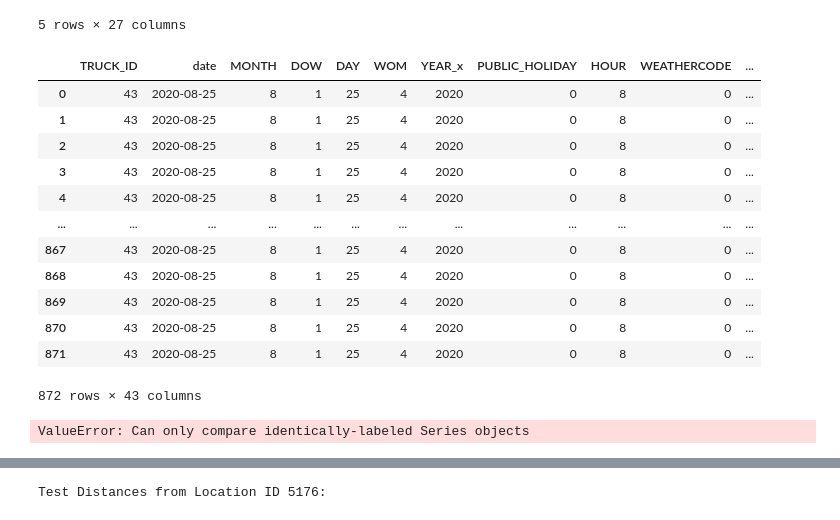
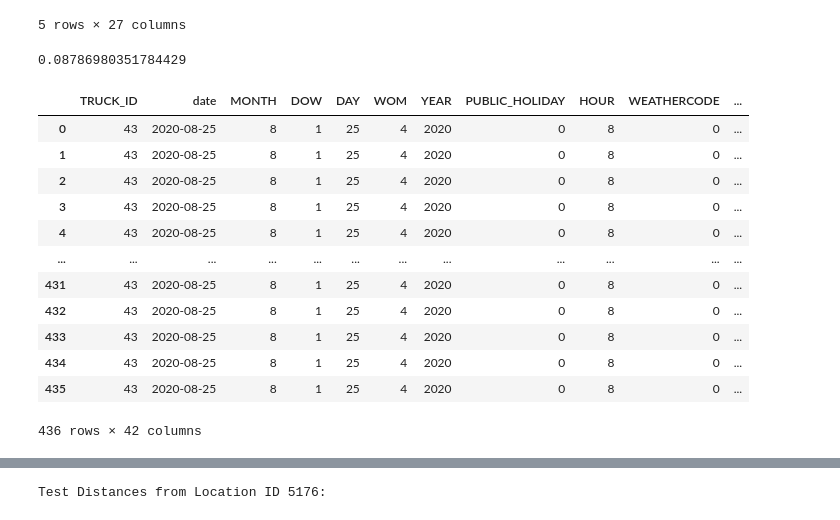
Before and after one commit to jkyxd/ICP_Group3, a Jupyter notebook: ICP Finalized Prototype.ipynb, the cells around one changed output, grey strips where cells are left out. Cells and saved outputs as stored; diff of their text form; code cells hidden in the pictures.

```diff
--- a/ICP Finalized Prototype.ipynb
+++ b/ICP Finalized Prototype.ipynb
@@ -1532,6 +1531,11 @@ Unique Location IDs: [ 3007  1606 15490 ...  4029 15332  2558]
 1878 rows × 3 columns
 # %% [markdown]
 ### User Input
+# %%
+session.use_schema("ANALYTICS")
+X_final_scaled=session.sql('Select * from "Sales_Forecast_Training_Data"').to_pandas()
+# %%
+X_final_scaled.rename(columns={"Profit": "Revenue"},inplace=True)
 # %%
 from datetime import datetime
 
@@ -1728,51 +1734,53 @@ sales_pred.head()
+# %%
+filtered_df['SUM_PREV_YEAR_MONTH_SALES_CITY_MENU_TYPE'].mean()
+filtered_df['SUM_DAY_OF_WEEK_AVG_CITY_MENU_TYPE'].mean()
+# %% [output]
+0.08786980351784429
 # %%
+import math
 from datetime import timedelta
-filtered_df = X_final_scaled[(X_final_scaled['TRUCK_ID'] == truck_id) & (X_final_scaled['HOUR'] == starting_hour) ]
+filtered_df = X_final_scaled[(X_final_scaled['TRUCK_ID'] == truck_id) &
+                             (X_final_scaled['HOUR'] == starting_hour) &
+                               (X_final_scaled['YEAR'].astype(int) == df['YEAR'][0].astype(int))]
+
 filtered_df = filtered_df[['TRUCK_ID', 'MONTH','DAY', 'SUM_DAY_OF_WEEK_AVG_CITY_MENU_TYPE', 'SUM_PREV_YEAR_MONTH_SALES_CITY_MENU_TYPE', 'YEAR']]
+filtered_df['YEAR'] = filtered_df['YEAR'].astype(int)
 
 #Perform the left merge based on truck_id and date
-merged_df = pd.merge(merge_df, filtered_df, on=['TRUCK_ID', 'MONTH', 'DAY'], how='left').drop_duplicates()
-merged_df = merged_df.sort_values(by=['TRUCK_ID', 'MONTH', 'DAY'])
+merged_df = pd.merge(merge_df, filtered_df, on=['TRUCK_ID', 'YEAR', 'MONTH', 'DAY'], how='left').drop_duplicates()
+merged_df = merged_df.sort_values(by=['TRUCK_ID', 'YEAR', 'MONTH', 'DAY'])
 
 #Forward fill the null values with the closest date row
-merged_df['SUM_PREV_YEAR_MONTH_SALES_CITY_MENU_TYPE'] = merged_df['SUM_PREV_YEAR_MONTH_SALES_CITY_MENU_TYPE'].fillna(method='ffill')
-merged_df['SUM_DAY_OF_WEEK_AVG_CITY_MENU_TYPE'] = merged_df['SUM_DAY_OF_WEEK_AVG_CITY_MENU_TYPE'].fillna(method='ffill')
+# merged_df['SUM_PREV_YEAR_MONTH_SALES_CITY_MENU_TYPE'] = merged_df['SUM_PREV_YEAR_MONTH_SALES_CITY_MENU_TYPE'].fillna(method='ffill', inplace = True)
+# merged_df['SUM_DAY_OF_WEEK_AVG_CITY_MENU_TYPE'] = merged_df['SUM_DAY_OF_WEEK_AVG_CITY_MENU_TYPE'].fillna(method='ffill', inplace = True)
+
+# merged_df['SUM_PREV_YEAR_MONTH_SALES_CITY_MENU_TYPE'] = merged_df['SUM_PREV_YEAR_MONTH_SALES_CITY_MENU_TYPE'].fillna(method='bfill', inplace = True)
+# merged_df['SUM_DAY_OF_WEEK_AVG_CITY_MENU_TYPE'] = merged_df['SUM_DAY_OF_WEEK_AVG_CITY_MENU_TYPE'].fillna(method='bfill', inplace = True)
+
+filtered_df['SUM_PREV_YEAR_MONTH_SALES_CITY_MENU_TYPE'] = filtered_df['SUM_PREV_YEAR_MONTH_SALES_CITY_MENU_TYPE'].astype(float)
+filtered_df['SUM_DAY_OF_WEEK_AVG_CITY_MENU_TYPE'] = filtered_df['SUM_DAY_OF_WEEK_AVG_CITY_MENU_TYPE'].astype(float)
+
+merged_df = merged_df.fillna({ 'SUM_PREV_YEAR_MONTH_SALES_CITY_MENU_TYPE':(0.08786980351784429)})
+merged_df = merged_df.fillna({ 'SUM_DAY_OF_WEEK_AVG_CITY_MENU_TYPE':(-0.06686660466041855)})
+
+# Reset the index of the merged DataFrame
+merged_df = merged_df.reset_index(drop=True)
+merged_df['LOCATION_ID'] = merged_df['LOCATION_ID'].astype(int)
 merged_df
 # %% [output]
-|  | TRUCK_ID | date | MONTH | DOW | DAY | WOM | YEAR_x | PUBLIC_HOLIDAY | HOUR | WEATHERCODE | ... |
+|  | TRUCK_ID | date | MONTH | DOW | DAY | WOM | YEAR | PUBLIC_HOLIDAY | HOUR | WEATHERCODE | ... |
 | 0 | 43 | 2020-08-25 | 8 | 1 | 25 | 4 | 2020 | 0 | 8 | 0 | ... |
 | 1 | 43 | 2020-08-25 | 8 | 1 | 25 | 4 | 2020 | 0 | 8 | 0 | ... |
 | 2 | 43 | 2020-08-25 | 8 | 1 | 25 | 4 | 2020 | 0 | 8 | 0 | ... |
 | 3 | 43 | 2020-08-25 | 8 | 1 | 25 | 4 | 2020 | 0 | 8 | 0 | ... |
 | 4 | 43 | 2020-08-25 | 8 | 1 | 25 | 4 | 2020 | 0 | 8 | 0 | ... |
 | ... | ... | ... | ... | ... | ... | ... | ... | ... | ... | ... | ... |
-| 867 | 43 | 2020-08-25 | 8 | 1 | 25 | 4 | 2020 | 0 | 8 | 0 | ... |
-| 868 | 43 | 2020-08-25 | 8 | 1 | 25 | 4 | 2020 | 0 | 8 | 0 | ... |
-| 869 | 43 | 2020-08-25 | 8 | 1 | 25 | 4 | 2020 | 0 | 8 | 0 | ... |
-| 870 | 43 | 2020-08-25 | 8 | 1 | 25 | 4 | 2020 | 0 | 8 | 0 | ... |
-| 871 | 43 | 2020-08-25 | 8 | 1 | 25 | 4 | 2020 | 0 | 8 | 0 | ... |
+| 431 | 43 | 2020-08-25 | 8 | 1 | 25 | 4 | 2020 | 0 | 8 | 0 | ... |
+| 432 | 43 | 2020-08-25 | 8 | 1 | 25 | 4 | 2020 | 0 | 8 | 0 | ... |
+| 433 | 43 | 2020-08-25 | 8 | 1 | 25 | 4 | 2020 | 0 | 8 | 0 | ... |
+| 434 | 43 | 2020-08-25 | 8 | 1 | 25 | 4 | 2020 | 0 | 8 | 0 | ... |
+| 435 | 43 | 2020-08-25 | 8 | 1 | 25 | 4 | 2020 | 0 | 8 | 0 | ... |
-872 rows × 43 columns
+436 rows × 42 columns
-# %%
-from datetime import timedelta
-filtered_df = X_final_scaled[(X_final_scaled['TRUCK_ID'] == truck_id) & (X_final_scaled['HOUR'] == starting_hour) & (X_final_scaled['YEAR'].astype(int) == df['YEAR'][0].astype(int))]
-filtered_df = filtered_df[['TRUCK_ID', 'MONTH','DAY', 'SUM_DAY_OF_WEEK_AVG_CITY_MENU_TYPE', 'SUM_PREV_YEAR_MONTH_SALES_CITY_MENU_TYPE', 'YEAR']]
-
-
-#Perform the left merge based on truck_id and date
-merged_df = pd.merge(merge_df, filtered_df, on=['TRUCK_ID', 'YEAR', 'MONTH', 'DAY'], how='outer').drop_duplicates()
-merged_df = merged_df.sort_values(by=['TRUCK_ID', 'YEAR', 'MONTH', 'DAY'])
-
-#Forward fill the null values with the closest date row
-merged_df['SUM_PREV_YEAR_MONTH_SALES_CITY_MENU_TYPE'] = merged_df['SUM_PREV_YEAR_MONTH_SALES_CITY_MENU_TYPE'].fillna(method='ffill')
-merged_df['SUM_DAY_OF_WEEK_AVG_CITY_MENU_TYPE'] = merged_df['SUM_DAY_OF_WEEK_AVG_CITY_MENU_TYPE'].fillna(method='ffill')
-merged_df = merged_df[(merged_df['TRUCK_ID'] == truck_id) & (merged_df['MONTH'].astype(int) == df['MONTH'].astype(int)) & (merged_df['YEAR'].astype(int) == df['YEAR'][0].astype(int)) & (merged_df['DAY'].astype(int) == df['DAY'].astype(int))]
-
-# Reset the index of the merged DataFrame
-merged_df = merged_df.reset_index(drop=True)
-merged_df['LOCATION_ID'] = merged_df['LOCATION_ID'].astype(int)
-merged_df
-# %% [output]
-ValueError: Can only compare identically-labeled Series objects
 # %%
 print(merged_df.columns.tolist())
 # %% [output]
```
Also changed, not shown: parts of 18 cells of this notebook.
